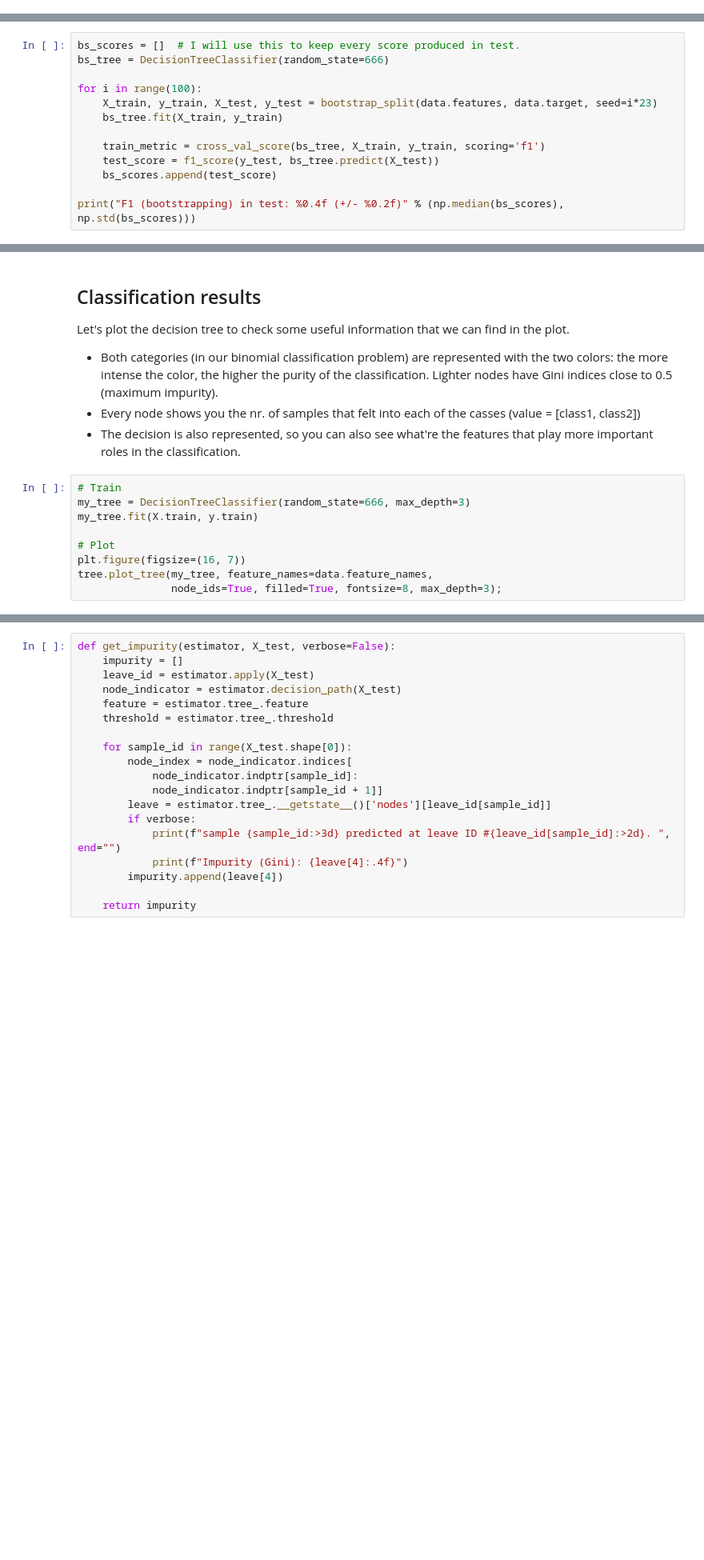
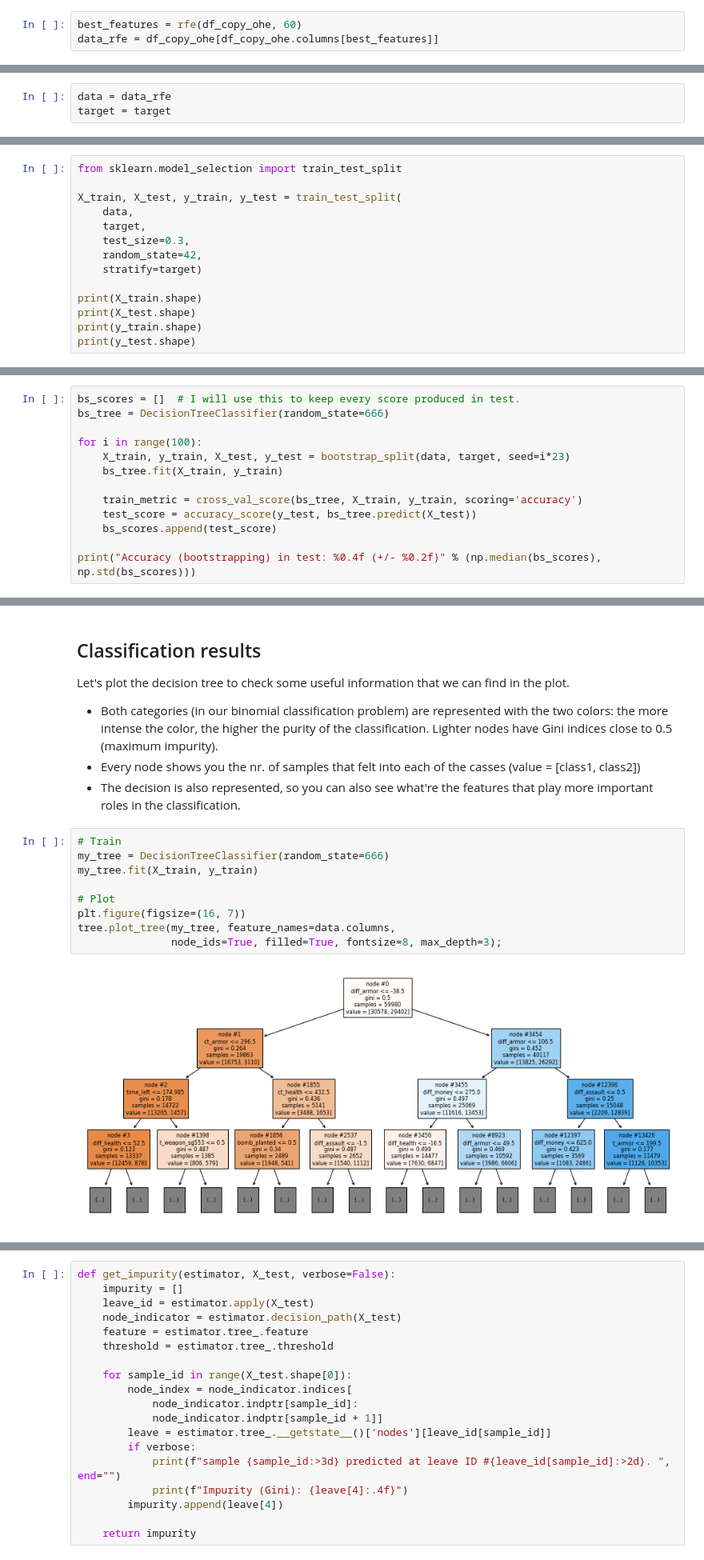
Before and after one commit to jacksomeone-92/ML2_Group_B, a Jupyter notebook: GroupB_CounterStrikeGO.ipynb, the cells around one changed output, grey strips where cells are left out. Shown: that part at 80% size. Cells and saved outputs as stored; diff of their text form; blank space fills up the shorter version.

```diff
--- a/GroupB_CounterStrikeGO.ipynb
+++ b/GroupB_CounterStrikeGO.ipynb
@@ -1047,3 +1093,6 @@ data_rfe.features.head()
+# %%
+best_features = rfe(df_copy_ohe, 60)
+data_rfe = df_copy_ohe[df_copy_ohe.columns[best_features]]
 # %% [markdown]
 Check that this selection keeps the performance observed in the previous experiment.
 # %%
@@ -1058,3 +1107,6 @@ Compare the results obtained using RFE with Relief algorithm or stepwise selecti
+# %%
+data = data_rfe
+target = target
 # %% [markdown]
 # Evaluation and Validation
 
@@ -1071,0 +1121,14 @@ Finally, compare our best single-decision-tree with **bagging** and **random for
+# %%
+from sklearn.model_selection import train_test_split
+
+X_train, X_test, y_train, y_test = train_test_split(
+    data,
+    target,
+    test_size=0.3,
+    random_state=42,
+    stratify=target)
+
+print(X_train.shape)
+print(X_test.shape)
+print(y_train.shape)
+print(y_test.shape)
@@ -1097,11 +1165,11 @@ bs_scores = []  # I will use this to keep every score produced in test.
 bs_tree = DecisionTreeClassifier(random_state=666)
 
 for i in range(100):
-    X_train, y_train, X_test, y_test = bootstrap_split(data.features, data.target, seed=i*23)
+    X_train, y_train, X_test, y_test = bootstrap_split(data, target, seed=i*23)
     bs_tree.fit(X_train, y_train)
 
-    train_metric = cross_val_score(bs_tree, X_train, y_train, scoring='f1')
-    test_score = f1_score(y_test, bs_tree.predict(X_test))
+    train_metric = cross_val_score(bs_tree, X_train, y_train, scoring='accuracy')
+    test_score = accuracy_score(y_test, bs_tree.predict(X_test))
     bs_scores.append(test_score)
 
-print("F1 (bootstrapping) in test: %0.4f (+/- %0.2f)" % (np.median(bs_scores), np.std(bs_scores)))
+print("Accuracy (bootstrapping) in test: %0.4f (+/- %0.2f)" % (np.median(bs_scores), np.std(bs_scores)))
@@ -1131,11 +1187,13 @@ Let's plot the decision tree to check some useful information that we can find i
   - The decision is also represented, so you can also see what're the features that play more important roles in the classification.
 # %%
 # Train
-my_tree = DecisionTreeClassifier(random_state=666, max_depth=3)
-my_tree.fit(X.train, y.train)
+my_tree = DecisionTreeClassifier(random_state=666)
+my_tree.fit(X_train, y_train)
 
 # Plot
 plt.figure(figsize=(16, 7))
-tree.plot_tree(my_tree, feature_names=data.feature_names,
+tree.plot_tree(my_tree, feature_names=data.columns,
                node_ids=True, filled=True, fontsize=8, max_depth=3);
+# %% [output]
+[figure, added]
 # %% [markdown]
```
Also changed, not shown: parts of 117 cells of this notebook, 3 other files.
